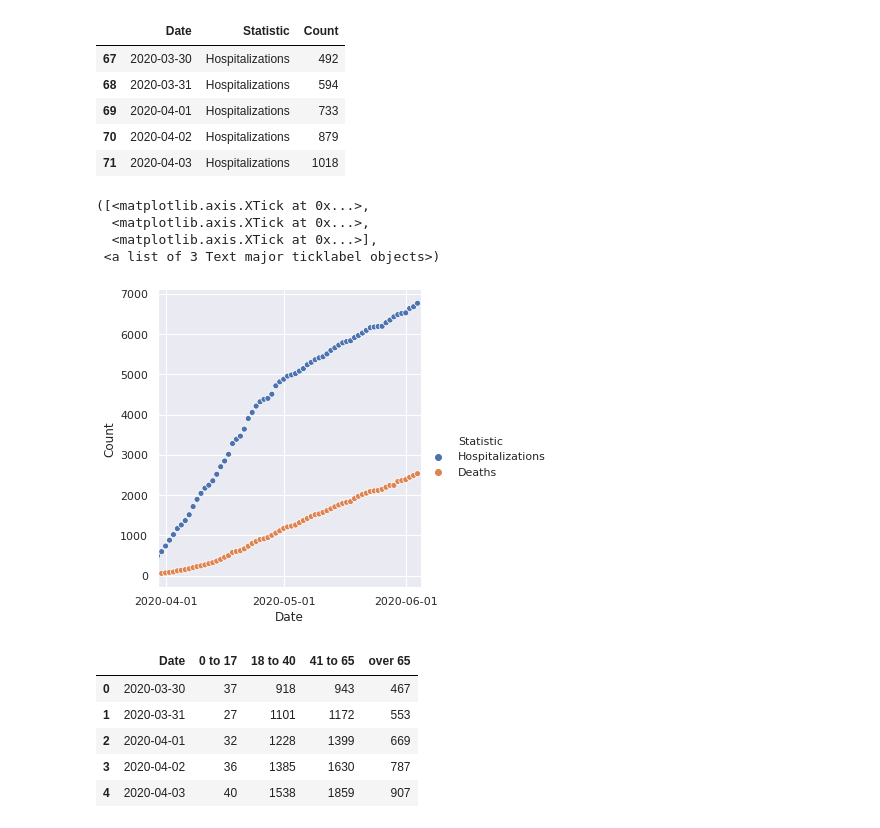
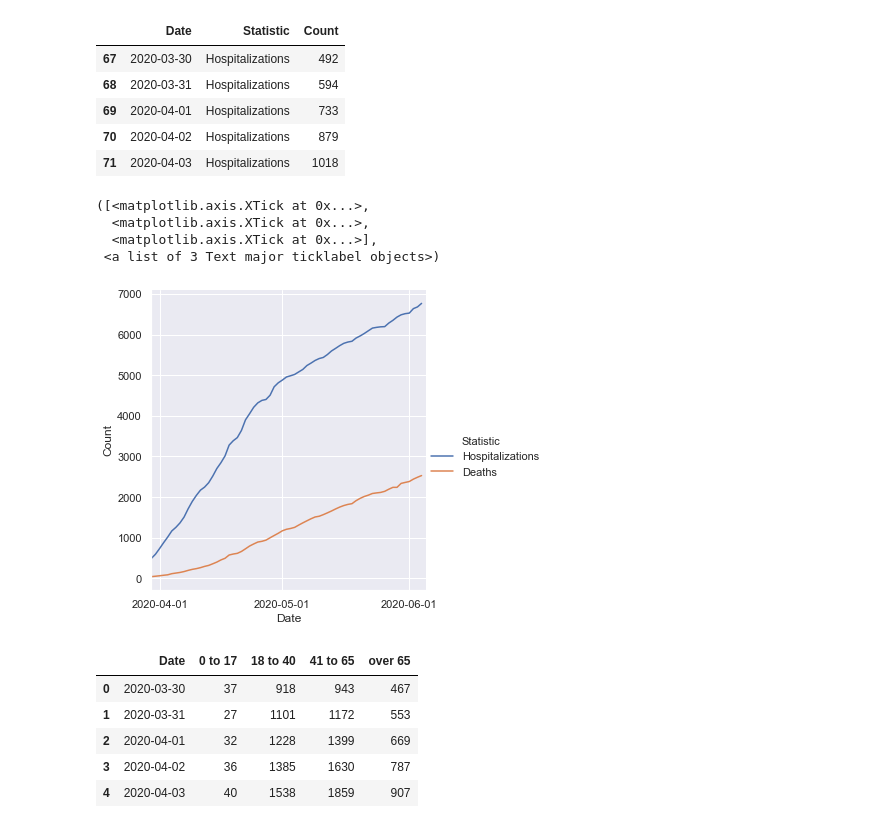
Before and after one commit to xander-hirsch/lac_covid19, a Jupyter notebook: lacph_graphs.ipynb, the cells around one changed output. Drawn from its saved outputs; the diff is of its cells as text; code cells hidden in the pictures.

Commit message:
Improved graph readability

```diff
--- a/lacph_graphs.ipynb
+++ b/lacph_graphs.ipynb
@@ -60,15 +60,15 @@ critical.head()
 | 70 | 2020-04-02 | Hospitalizations | 879 |
 | 71 | 2020-04-03 | Hospitalizations | 1018 |
 # %%
-sns.relplot(x='Date', y='Count', hue='Statistic', data=critical)
+sns.relplot(x='Date', y='Count', hue='Statistic', kind='line', data=critical)
 plt.xlim(pd.to_datetime('2020-03-30'), pd.to_datetime('2020-06-05'))
-plt.xticks((pd.to_datetime('2020-04-01'), pd.to_datetime('2020-05-01'), pd.to_datetime('2020-06-01')))t
+plt.xticks((pd.to_datetime('2020-04-01'), pd.to_datetime('2020-05-01'), pd.to_datetime('2020-06-01')))
 # %% [output]
 ([<matplotlib.axis.XTick at 0x...>,
   <matplotlib.axis.XTick at 0x...>,
   <matplotlib.axis.XTick at 0x...>],
  <a list of 3 Text major ticklabel objects>)
-[figure, old version]
+[figure, new version]
 # %%
 by_age = analyze_lacph_daily.make_by_age(all_dates)
 # %%
```
Also changed, not shown: parts of 5 cells of this notebook, 1 other file.
